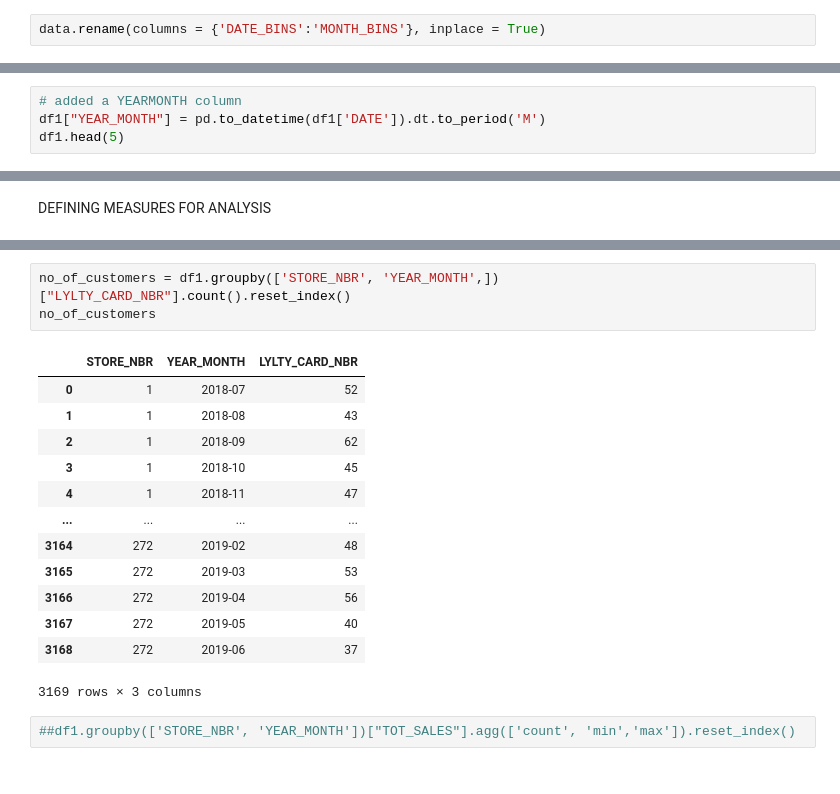
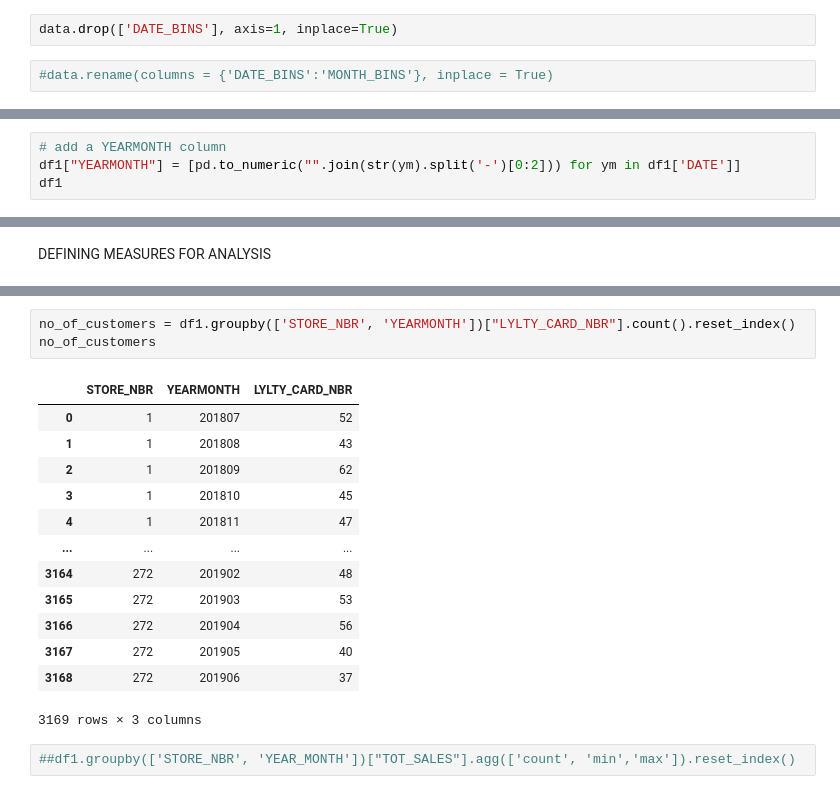
Before and after one commit to wa-le/Quantium-Forage-Virtual-Internship, a Jupyter notebook: my_quantium_T2.ipynb, the cells around one changed output, grey strips where cells are left out. Drawn from its saved outputs; the diff is of its cells as text.

```diff
--- a/my_quantium_T2.ipynb
+++ b/my_quantium_T2.ipynb
@@ -39,8 +41,10 @@ data
 264833 rows × 14 columns
 # %%
 data.drop(['Unnamed: 0'], axis=1, inplace=True)
+# %%
+data.drop(['DATE_BINS'], axis=1, inplace=True)
 # %%
-data.rename(columns = {'DATE_BINS':'MONTH_BINS'}, inplace = True)
+#data.rename(columns = {'DATE_BINS':'MONTH_BINS'}, inplace = True)
 # %%
 # using the copy of the dataframe
 df1 = data.copy()
@@ -88,7 +126,7 @@ memory usage: 26.3+ MB
 # %%
-# added a YEARMONTH column
-df1["YEAR_MONTH"] = pd.to_datetime(df1['DATE']).dt.to_period('M')
-df1.head(5)
+# add a YEARMONTH column
+df1["YEARMONTH"] = [pd.to_numeric("".join(str(ym).split('-')[0:2])) for ym in df1['DATE']]
+df1
 # %% [output]
 |  | DATE | STORE_NBR | LYLTY_CARD_NBR | TXN_ID | PROD_NBR | PROD_NAME | PROD_QTY | TOT_SALES | LIFESTAGE | ... |
 | 0 | 2018-10-17 | 1 | 1000 | 1 | 5 | Natural Chip Compny SeaSalt175g | 2 | 6.0 | YOUNG SINGLES/COUPLES | ... |
@@ -118,20 +163,20 @@ total_sales
 3169 rows × 3 columns
 # %%
-no_of_customers = df1.groupby(['STORE_NBR', 'YEAR_MONTH',])["LYLTY_CARD_NBR"].count().reset_index()
+no_of_customers = df1.groupby(['STORE_NBR', 'YEARMONTH'])["LYLTY_CARD_NBR"].count().reset_index()
 no_of_customers
 # %% [output]
-|  | STORE_NBR | YEAR_MONTH | LYLTY_CARD_NBR |
-| 0 | 1 | 2018-07 | 52 |
-| 1 | 1 | 2018-08 | 43 |
-| 2 | 1 | 2018-09 | 62 |
-| 3 | 1 | 2018-10 | 45 |
-| 4 | 1 | 2018-11 | 47 |
+|  | STORE_NBR | YEARMONTH | LYLTY_CARD_NBR |
+| 0 | 1 | 201807 | 52 |
+| 1 | 1 | 201808 | 43 |
+| 2 | 1 | 201809 | 62 |
+| 3 | 1 | 201810 | 45 |
+| 4 | 1 | 201811 | 47 |
 | ... | ... | ... | ... |
-| 3164 | 272 | 2019-02 | 48 |
-| 3165 | 272 | 2019-03 | 53 |
-| 3166 | 272 | 2019-04 | 56 |
-| 3167 | 272 | 2019-05 | 40 |
-| 3168 | 272 | 2019-06 | 37 |
+| 3164 | 272 | 201902 | 48 |
+| 3165 | 272 | 201903 | 53 |
+| 3166 | 272 | 201904 | 56 |
+| 3167 | 272 | 201905 | 40 |
+| 3168 | 272 | 201906 | 37 |
 3169 rows × 3 columns
 # %%
 ##df1.groupby(['STORE_NBR', 'YEAR_MONTH'])["TOT_SALES"].agg(['count', 'min','max']).reset_index()
```
Also changed, not shown: parts of 19 cells of this notebook.
